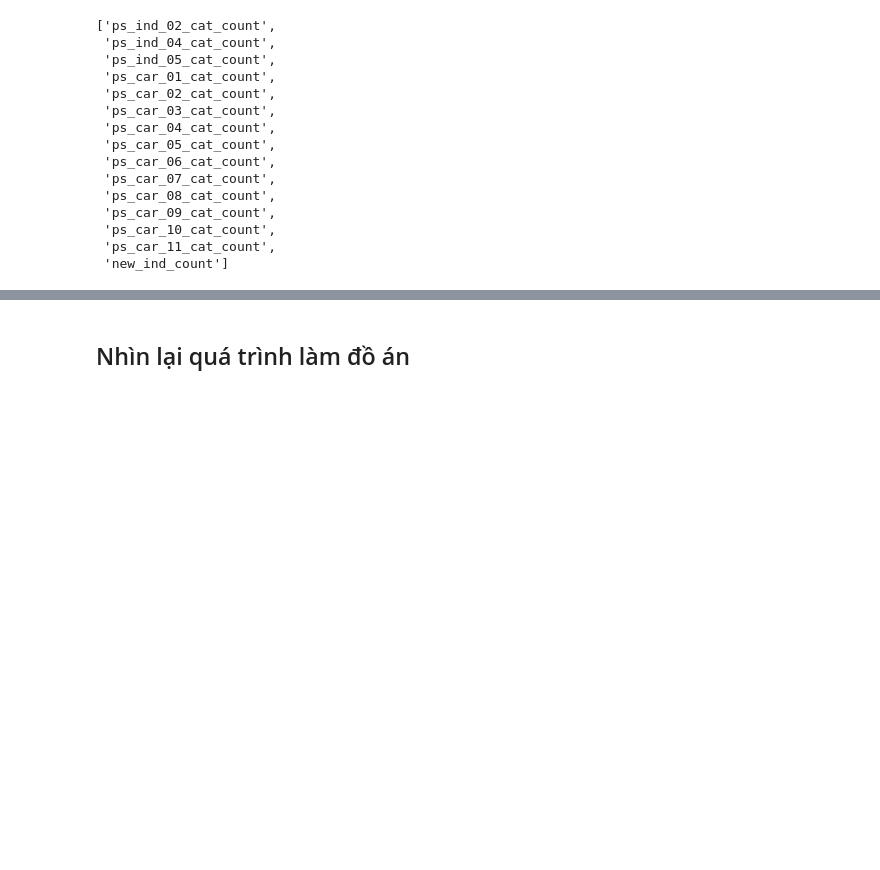
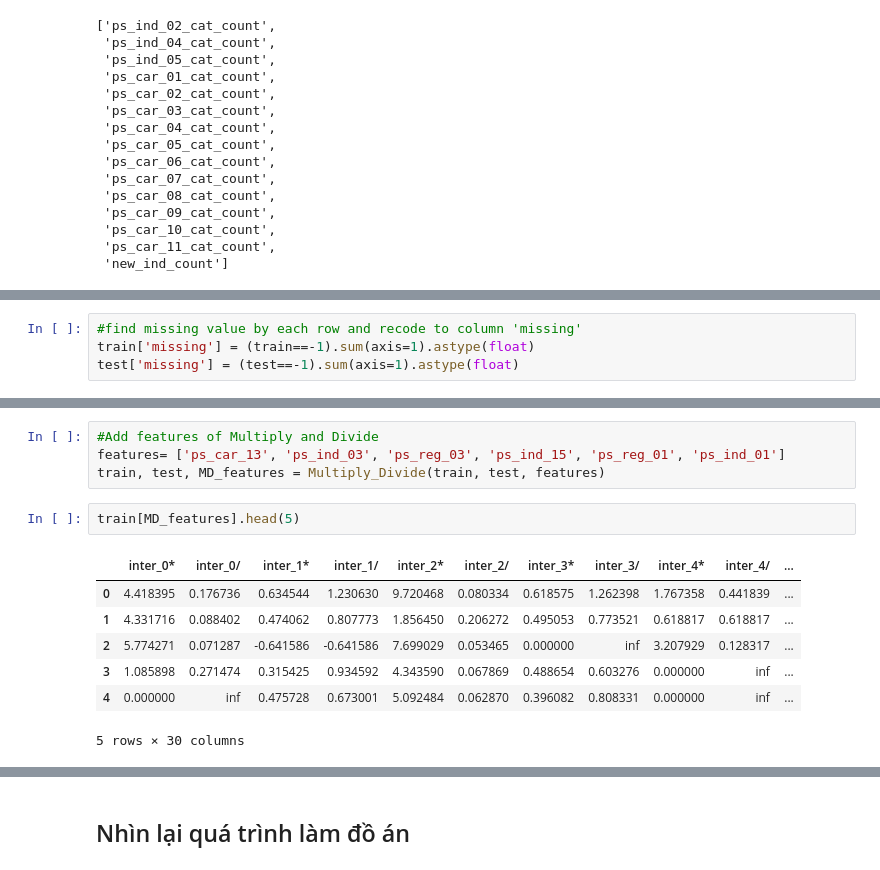
Before and after one commit to PhamVietXuan/kaggle-porto-seguro, a Jupyter notebook: Report.ipynb, the cells around one changed output, grey strips where cells are left out. Drawn from its saved outputs; the diff is of its cells as text; blank space fills up the shorter version.

```diff
--- a/Report.ipynb
+++ b/Report.ipynb
@@ -296,0 +303,4 @@ Các feature engineering thêm cho mô hình **Neural networks**.
+# %%
+#find missing value by each row and recode to column 'missing'
+train['missing'] = (train==-1).sum(axis=1).astype(float)
+test['missing'] = (test==-1).sum(axis=1).astype(float)
@@ -296,0 +313,14 @@ Các feature engineering thêm cho mô hình **Neural networks**.
+# %%
+#Add features of Multiply and Divide
+features= ['ps_car_13', 'ps_ind_03', 'ps_reg_03', 'ps_ind_15', 'ps_reg_01', 'ps_ind_01']
+train, test, MD_features = Multiply_Divide(train, test, features)
+# %%
+train[MD_features].head(5)
+# %% [output]
+|  | inter_0* | inter_0/ | inter_1* | inter_1/ | inter_2* | inter_2/ | inter_3* | inter_3/ | inter_4* | inter_4/ | ... |
+| 0 | 4.418395 | 0.176736 | 0.634544 | 1.230630 | 9.720468 | 0.080334 | 0.618575 | 1.262398 | 1.767358 | 0.441839 | ... |
+| 1 | 4.331716 | 0.088402 | 0.474062 | 0.807773 | 1.856450 | 0.206272 | 0.495053 | 0.773521 | 0.618817 | 0.618817 | ... |
+| 2 | 5.774271 | 0.071287 | -0.641586 | -0.641586 | 7.699029 | 0.053465 | 0.000000 | inf | 3.207929 | 0.128317 | ... |
+| 3 | 1.085898 | 0.271474 | 0.315425 | 0.934592 | 4.343590 | 0.067869 | 0.488654 | 0.603276 | 0.000000 | inf | ... |
+| 4 | 0.000000 | inf | 0.475728 | 0.673001 | 5.092484 | 0.062870 | 0.396082 | 0.808331 | 0.000000 | inf | ... |
+5 rows × 30 columns
```
Also changed, not shown: parts of 24 cells of this notebook, 2 other files.
